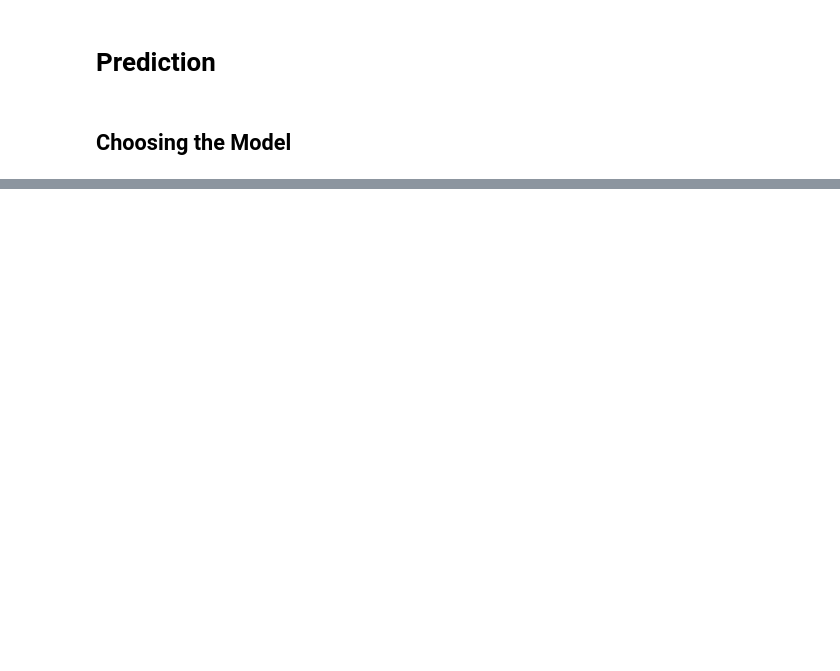
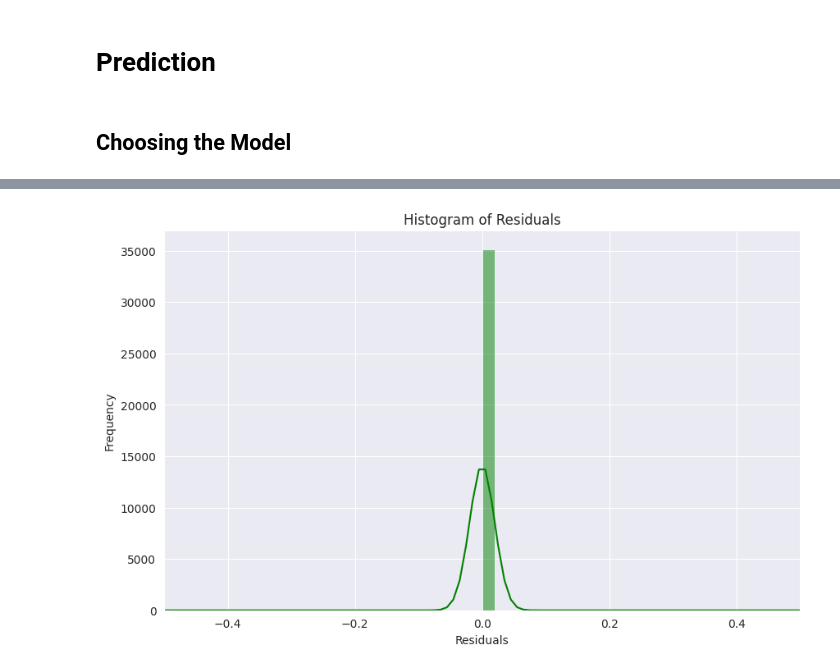
Before and after one commit to giakomorssi/Fraud-and-Delivery, a Jupyter notebook: 02_Prediction.ipynb, the cells around one changed output, grey strips where cells are left out. Saved outputs shown, nothing was run; the diff lists cells and outputs as text; code cells hidden in the pictures; blank space fills up the shorter version.

```diff
--- a/02_Prediction.ipynb
+++ b/02_Prediction.ipynb
@@ -148,0 +226,2 @@ X_test.columns = X_test.columns.astype(str)
+# %%
+residuals = y_test - y_pred
@@ -148,0 +244,11 @@ X_test.columns = X_test.columns.astype(str)
+# %%
+fig, ax = plt.subplots(figsize=(10, 6))
+sns.histplot(residuals, bins=100, color='green', kde=True, ax=ax)
+ax.set_xlabel('Residuals')
+ax.set_ylabel('Frequency')
+ax.set_title('Histogram of Residuals')
+ax.set_xlim((-0.5, 0.5))
+sns.despine()
+plt.show()
+# %% [output]
+[figure, added]
```
Also changed, not shown: parts of 24 cells of this notebook.
